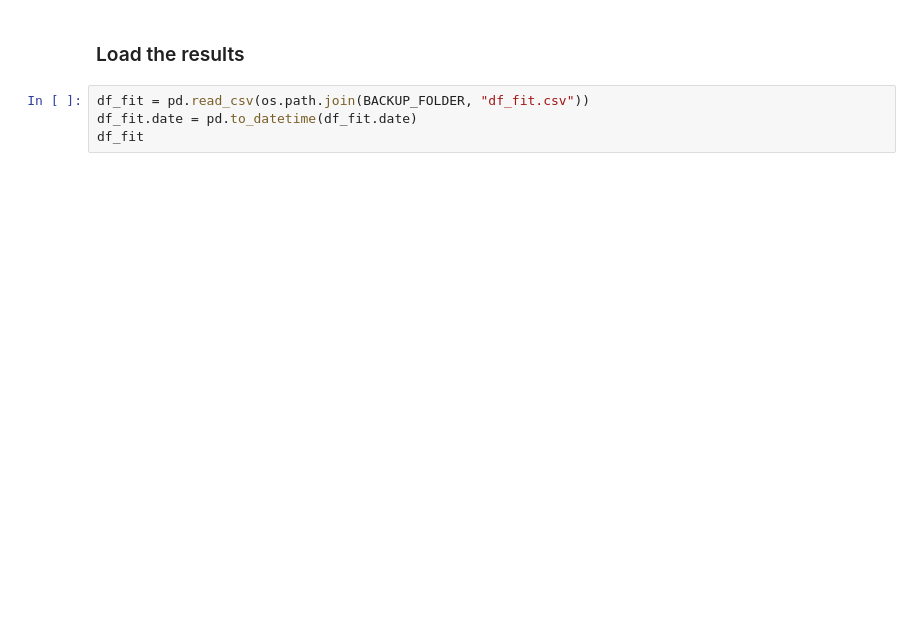
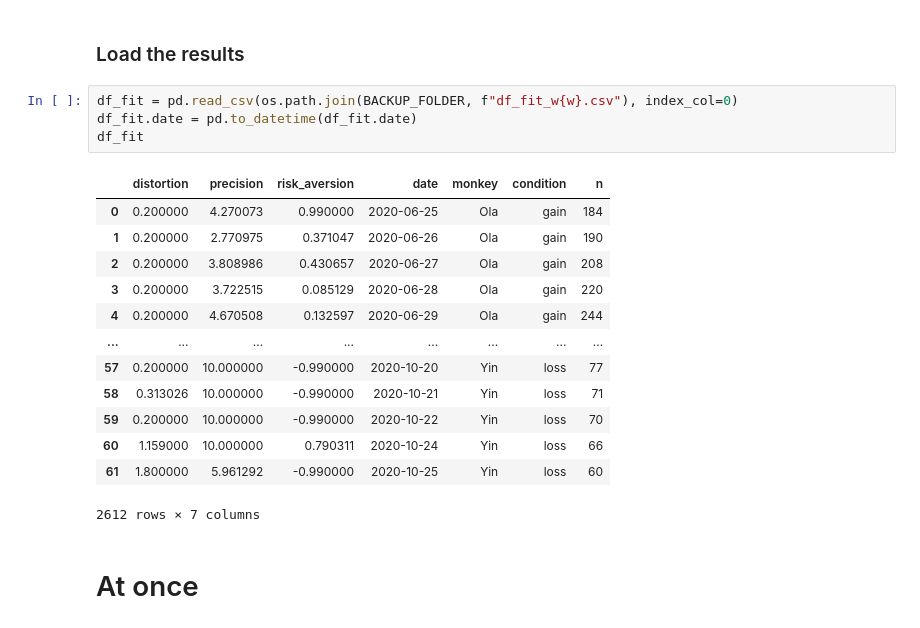
Before and after one commit to AurelienNioche/ProspecTonk, a Jupyter notebook: part1_data_fitting.ipynb, the cells around one changed output. Drawn from its saved outputs; the diff is of its cells as text; blank space fills up the shorter version.

```diff
--- a/part1_data_fitting.ipynb
+++ b/part1_data_fitting.ipynb
@@ -382,6 +396,22 @@ monkey 1/15
 # %% [markdown]
 ### Load the results
 # %%
-df_fit = pd.read_csv(os.path.join(BACKUP_FOLDER, "df_fit.csv"))
+df_fit = pd.read_csv(os.path.join(BACKUP_FOLDER, f"df_fit_w{w}.csv"), index_col=0)
 df_fit.date = pd.to_datetime(df_fit.date)
 df_fit
+# %% [output]
+|  | distortion | precision | risk_aversion | date | monkey | condition | n |
+| 0 | 0.200000 | 4.270073 | 0.990000 | 2020-06-25 | Ola | gain | 184 |
+| 1 | 0.200000 | 2.770975 | 0.371047 | 2020-06-26 | Ola | gain | 190 |
+| 2 | 0.200000 | 3.808986 | 0.430657 | 2020-06-27 | Ola | gain | 208 |
+| 3 | 0.200000 | 3.722515 | 0.085129 | 2020-06-28 | Ola | gain | 220 |
+| 4 | 0.200000 | 4.670508 | 0.132597 | 2020-06-29 | Ola | gain | 244 |
+| ... | ... | ... | ... | ... | ... | ... | ... |
+| 57 | 0.200000 | 10.000000 | -0.990000 | 2020-10-20 | Yin | loss | 77 |
+| 58 | 0.313026 | 10.000000 | -0.990000 | 2020-10-21 | Yin | loss | 71 |
+| 59 | 0.200000 | 10.000000 | -0.990000 | 2020-10-22 | Yin | loss | 70 |
+| 60 | 1.159000 | 10.000000 | 0.790311 | 2020-10-24 | Yin | loss | 66 |
+| 61 | 1.800000 | 5.961292 | -0.990000 | 2020-10-25 | Yin | loss | 60 |
+2612 rows × 7 columns
+# %% [markdown]
+# At once
```
Also changed, not shown: parts of 4 cells of this notebook, 2 other files.
